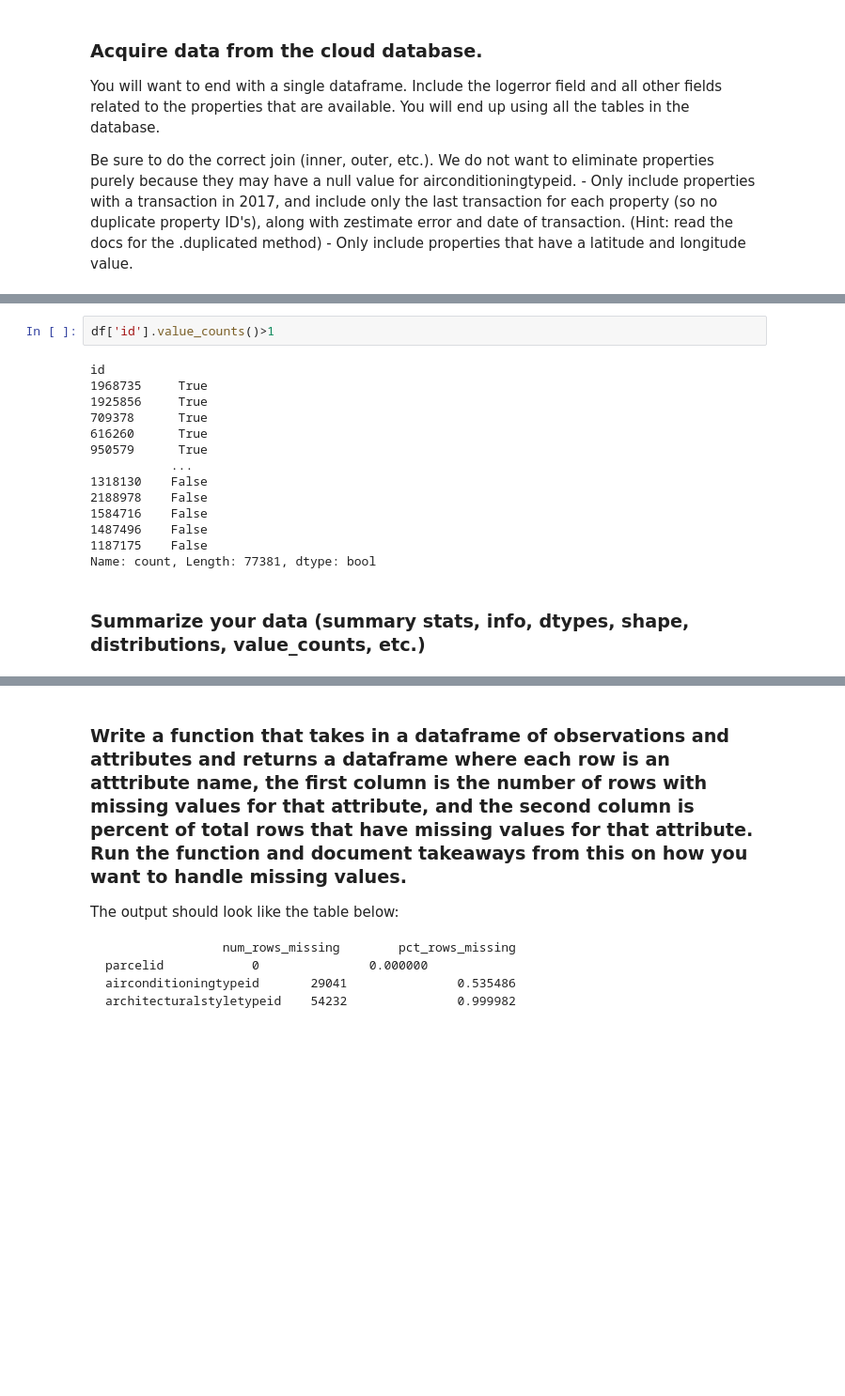
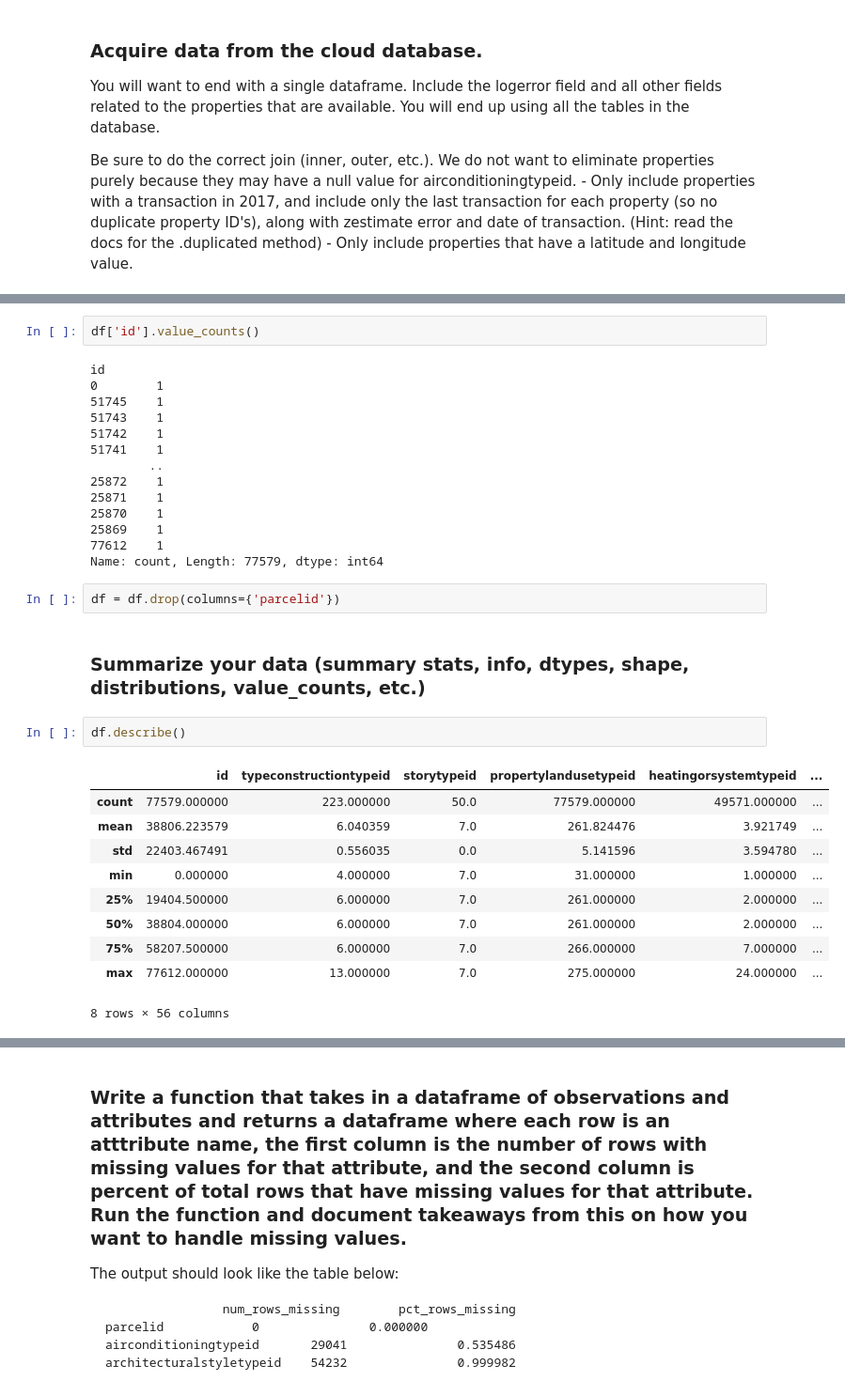
Before and after one commit to Jay-Almendarez/clustering-exercises, a Jupyter notebook: wrangle_zillow.ipynb, the cells around one changed output, grey strips where cells are left out. Shown at 94% size. Cells and saved outputs as stored; diff of their text form; blank space fills up the shorter version.

```diff
--- a/wrangle_zillow.ipynb
+++ b/wrangle_zillow.ipynb
@@ -30,18 +30,33 @@ df.head()
 # %%
-df['id'].value_counts()>1
+df['id'].value_counts()
 # %% [output]
 id
-1968735     True
-1925856     True
-709378      True
-616260      True
-950579      True
-           ...
-1318130    False
-2188978    False
-1584716    False
-1487496    False
-1187175    False
-Name: count, Length: 77381, dtype: bool
+0        1
+51745    1
+51743    1
+51742    1
+51741    1
+        ..
+25872    1
+25871    1
+25870    1
+25869    1
+77612    1
+Name: count, Length: 77579, dtype: int64
+# %%
+df = df.drop(columns={'parcelid'})
 # %% [markdown]
 ### Summarize your data (summary stats, info, dtypes, shape, distributions, value_counts, etc.)
+# %%
+df.describe()
+# %% [output]
+|  | id | typeconstructiontypeid | storytypeid | propertylandusetypeid | heatingorsystemtypeid | ... |
+| count | 77579.000000 | 223.000000 | 50.0 | 77579.000000 | 49571.000000 | ... |
+| mean | 38806.223579 | 6.040359 | 7.0 | 261.824476 | 3.921749 | ... |
+| std | 22403.467491 | 0.556035 | 0.0 | 5.141596 | 3.594780 | ... |
+| min | 0.000000 | 4.000000 | 7.0 | 31.000000 | 1.000000 | ... |
+| 25% | 19404.500000 | 6.000000 | 7.0 | 261.000000 | 2.000000 | ... |
+| 50% | 38804.000000 | 6.000000 | 7.0 | 261.000000 | 2.000000 | ... |
+| 75% | 58207.500000 | 6.000000 | 7.0 | 266.000000 | 7.000000 | ... |
+| max | 77612.000000 | 13.000000 | 7.0 | 275.000000 | 24.000000 | ... |
+8 rows × 56 columns
```
Also changed, not shown: parts of 22 cells of this notebook, 1 other file.
